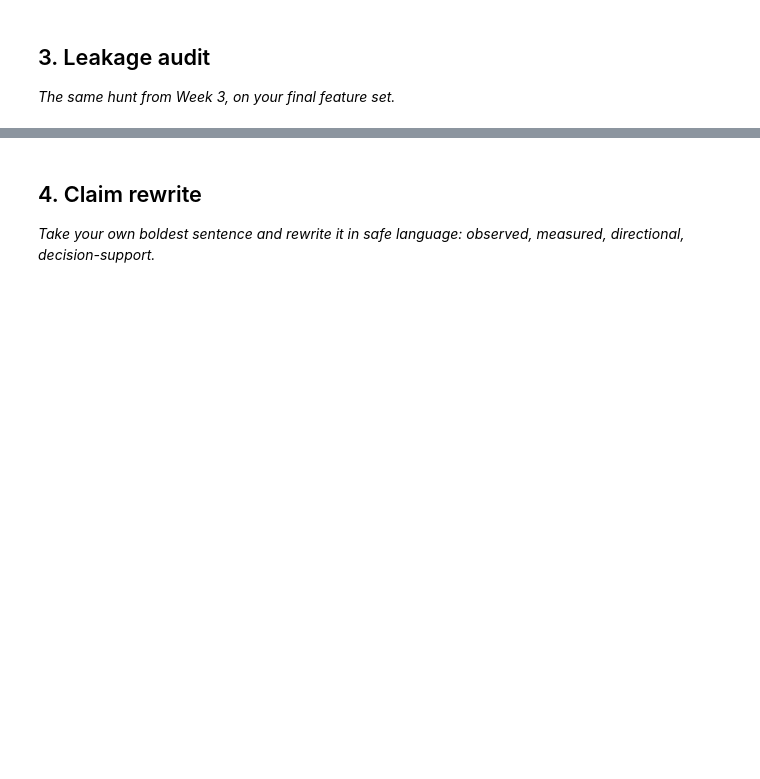
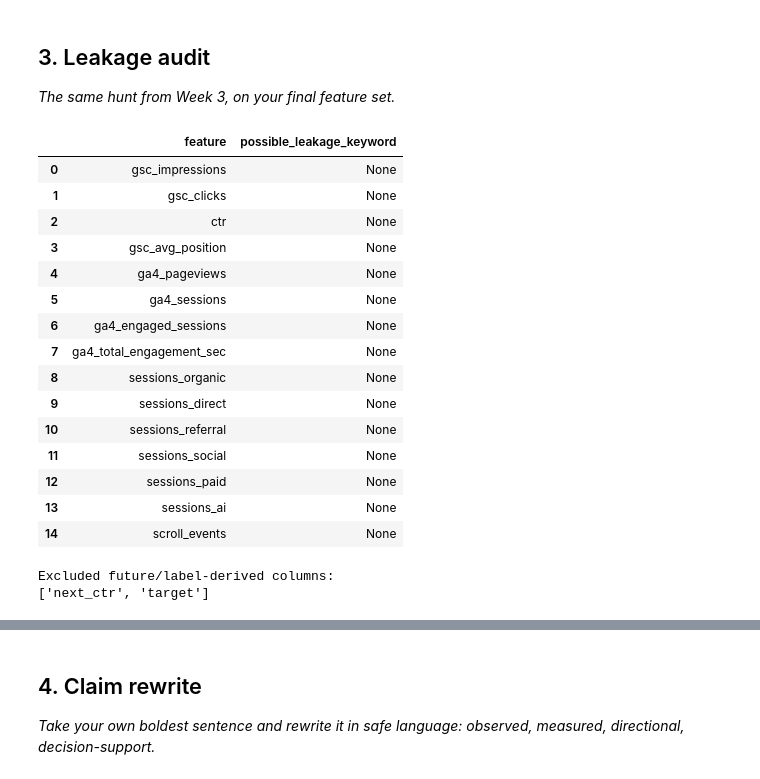
Before and after one commit to SamarBabar02/flyrank-ml-internship, a Jupyter notebook: work/notebooks/w06_validation_audit.ipynb, the cells around one changed output, grey strips where cells are left out. Drawn from its saved outputs; the diff is of its cells as text; code cells hidden in the pictures; blank space fills up the shorter version.

```diff
--- a/work/notebooks/w06_validation_audit.ipynb
+++ b/work/notebooks/w06_validation_audit.ipynb
@@ -18,3 +306,59 @@ This skeleton is yours to fill. Work the sections **in order** — each one has
 ## 3. Leakage audit
 
 *The same hunt from Week 3, on your final feature set.*
+# %%
+# Leakage audit for the final Week-5 feature set
+
+leakage_keywords = [
+    "target",
+    "next_",
+    "future",
+    "trend",
+    "label",
+    "outcome"
+]
+
+leakage_check = []
+
+for feature in feature_cols:
+    matched_terms = [
+        word for word in leakage_keywords
+        if word.lower() in feature.lower()
+    ]
+
+    leakage_check.append({
+        "feature": feature,
+        "possible_leakage_keyword": (
+            ", ".join(matched_terms)
+            if matched_terms else "None"
+        )
+    })
+
+leakage_audit = pd.DataFrame(leakage_check)
+
+display(leakage_audit)
+
+print("\nExcluded future/label-derived columns:")
+print([
+    col for col in training_df.columns
+    if any(word in col.lower() for word in leakage_keywords)
+])
+# %% [output]
+|  | feature | possible_leakage_keyword |
+| 0 | gsc_impressions | None |
+| 1 | gsc_clicks | None |
+| 2 | ctr | None |
+| 3 | gsc_avg_position | None |
+| 4 | ga4_pageviews | None |
+| 5 | ga4_sessions | None |
+| 6 | ga4_engaged_sessions | None |
+| 7 | ga4_total_engagement_sec | None |
+| 8 | sessions_organic | None |
+| 9 | sessions_direct | None |
+| 10 | sessions_referral | None |
+| 11 | sessions_social | None |
+| 12 | sessions_paid | None |
+| 13 | sessions_ai | None |
+| 14 | scroll_events | None |
+Excluded future/label-derived columns:
+['next_ctr', 'target']
```
Also changed, not shown: parts of 6 cells of this notebook.
